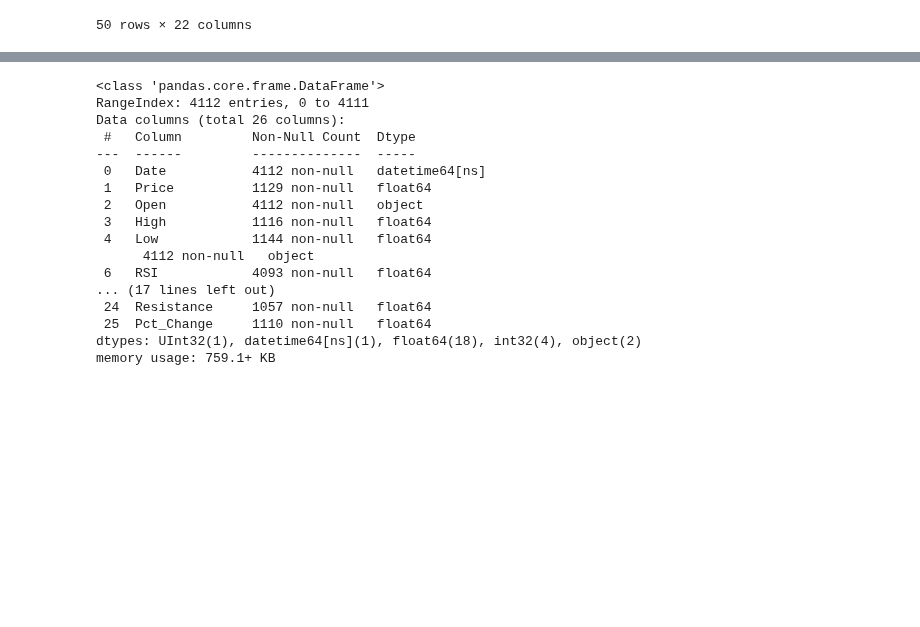
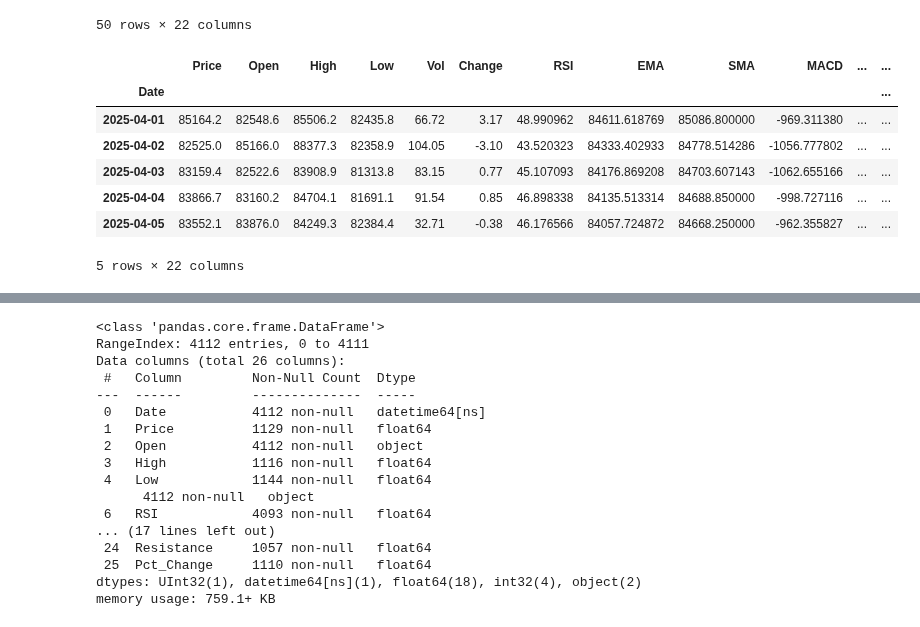
Before and after one commit to Rex-Chan99/Bitcoin_prediction, a Jupyter notebook: Master_dataset.ipynb, the cells around one changed output, grey strips where cells are left out. Saved outputs shown, nothing was run; the diff lists cells and outputs as text; code cells hidden in the pictures; blank space fills up the shorter version.

```diff
--- a/Master_dataset.ipynb
+++ b/Master_dataset.ipynb
@@ -173,3 +174,14 @@ btc_data["BB_Lower"] = bollinger_bands["BBL_20_2.0"]
 # Percentage difference between Bollinger Bands
 btc_data["BB_Percentage"] = (
     (btc_data["BB_Upper"] - btc_data["BB_Lower"]) / btc_data["BB_Middle"])
+# %%
+btc_data.tail()
+# %% [output]
+|  | Price | Open | High | Low | Vol | Change | RSI | EMA | SMA | MACD | ... | ... |
+| Date |  |  |  |  |  |  |  |  |  |  |  | ... |
+| 2025-04-01 | 85164.2 | 82548.6 | 85506.2 | 82435.8 | 66.72 | 3.17 | 48.990962 | 84611.618769 | 85086.800000 | -969.311380 | ... | ... |
+| 2025-04-02 | 82525.0 | 85166.0 | 88377.3 | 82358.9 | 104.05 | -3.10 | 43.520323 | 84333.402933 | 84778.514286 | -1056.777802 | ... | ... |
+| 2025-04-03 | 83159.4 | 82522.6 | 83908.9 | 81313.8 | 83.15 | 0.77 | 45.107093 | 84176.869208 | 84703.607143 | -1062.655166 | ... | ... |
+| 2025-04-04 | 83866.7 | 83160.2 | 84704.1 | 81691.1 | 91.54 | 0.85 | 46.898338 | 84135.513314 | 84688.850000 | -998.727116 | ... | ... |
+| 2025-04-05 | 83552.1 | 83876.0 | 84249.3 | 82384.4 | 32.71 | -0.38 | 46.176566 | 84057.724872 | 84668.250000 | -962.355827 | ... | ... |
+5 rows × 22 columns
```
Also changed, not shown: parts of 2 cells of this notebook.
